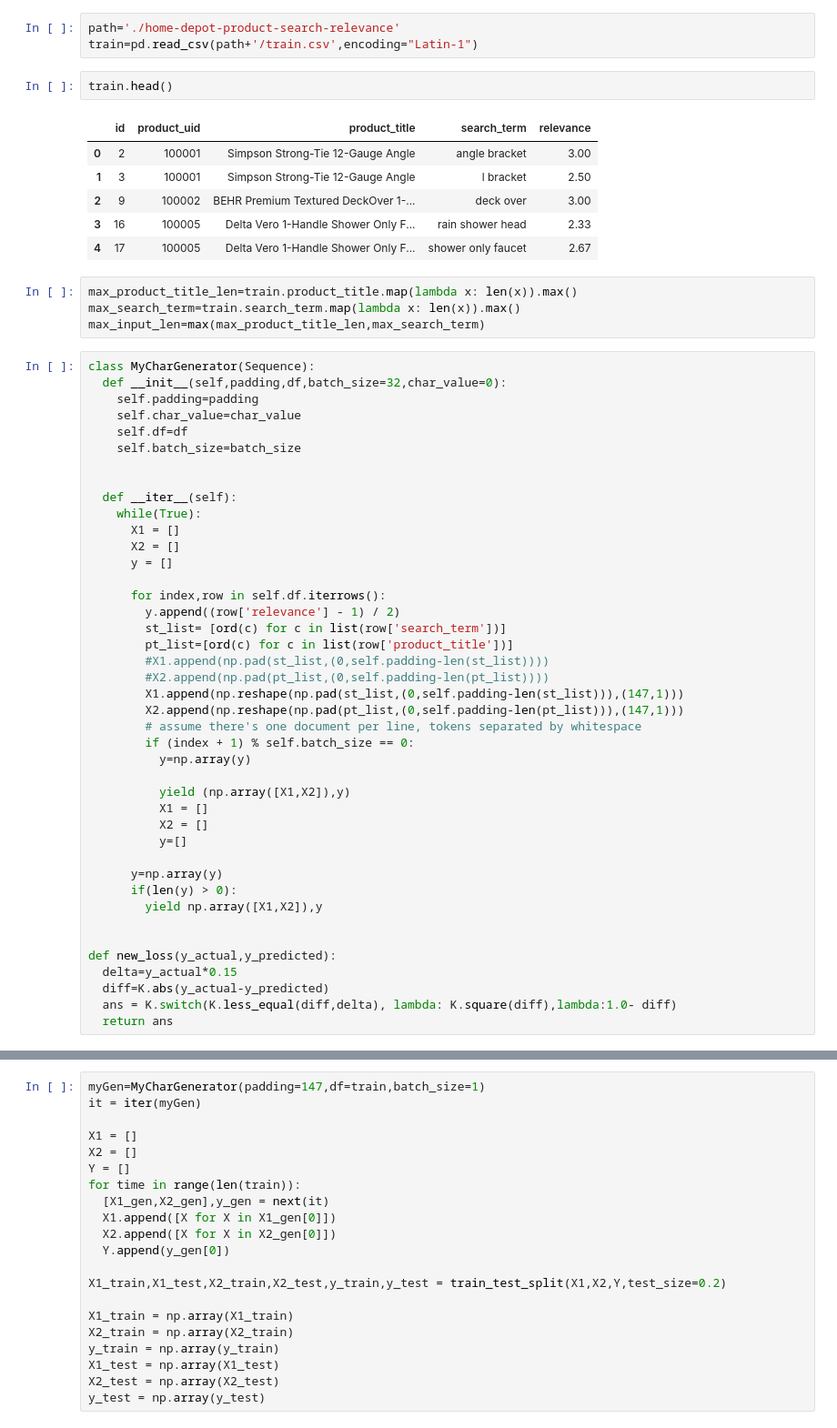
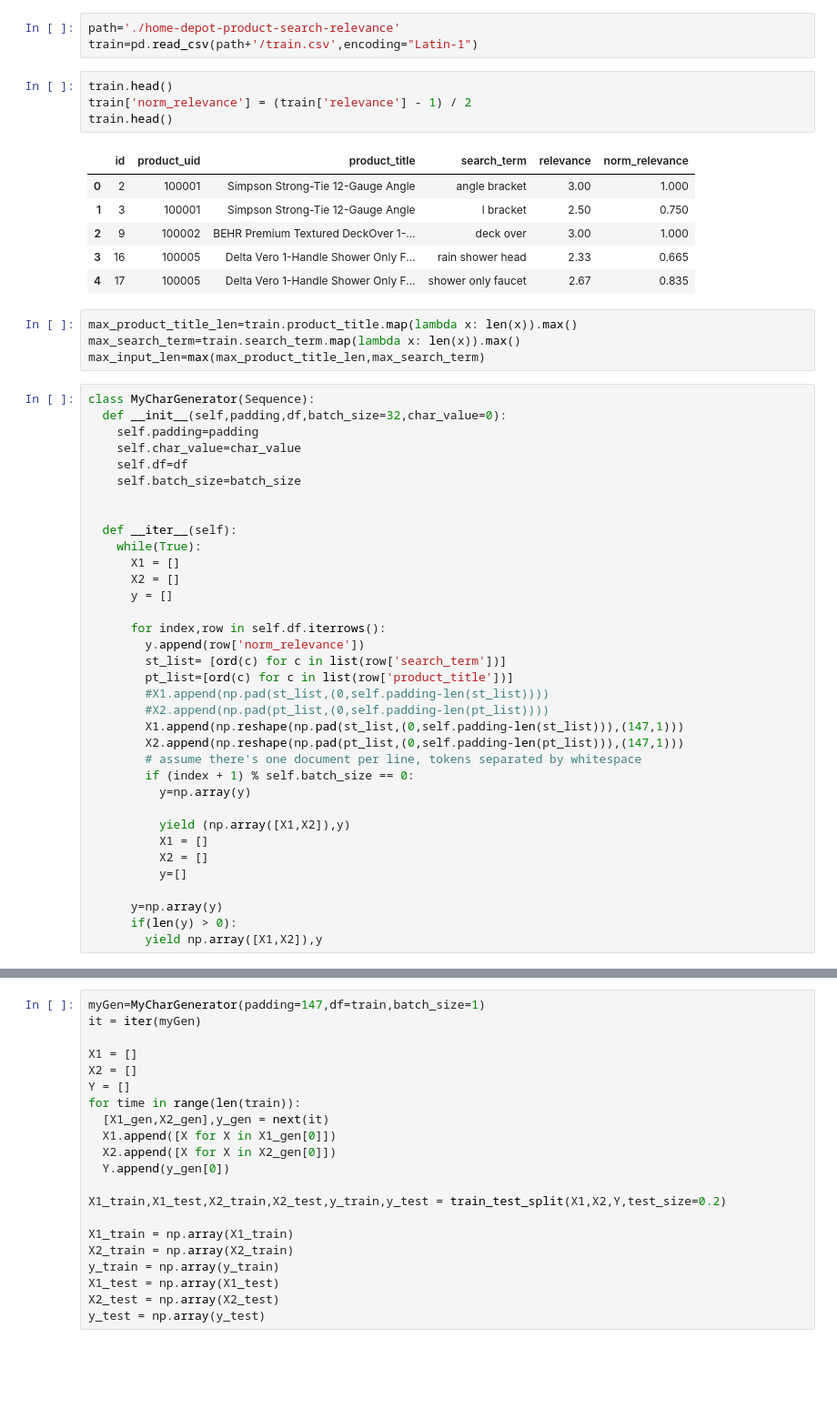
Before and after one commit to EZ6990/DeepLearning, a Jupyter notebook: KaggleHomeDepot.ipynb, the cells around one changed output, grey strips where cells are left out. Shown: that part at 91% size. Saved outputs shown, nothing was run; the diff lists cells and outputs as text; blank space fills up the shorter version.

```diff
--- a/KaggleHomeDepot.ipynb
+++ b/KaggleHomeDepot.ipynb
@@ -59,15 +57,17 @@ Using TensorFlow backend.
 # %%
 path='./home-depot-product-search-relevance'
 train=pd.read_csv(path+'/train.csv',encoding="Latin-1")
-# %%
-train.head()
-# %% [output]
-|  | id | product_uid | product_title | search_term | relevance |
-| 0 | 2 | 100001 | Simpson Strong-Tie 12-Gauge Angle | angle bracket | 3.00 |
-| 1 | 3 | 100001 | Simpson Strong-Tie 12-Gauge Angle | l bracket | 2.50 |
-| 2 | 9 | 100002 | BEHR Premium Textured DeckOver 1-... | deck over | 3.00 |
-| 3 | 16 | 100005 | Delta Vero 1-Handle Shower Only F... | rain shower head | 2.33 |
-| 4 | 17 | 100005 | Delta Vero 1-Handle Shower Only F... | shower only faucet | 2.67 |
+# %%
+train.head()
+train['norm_relevance'] = (train['relevance'] - 1) / 2
+train.head()
+# %% [output]
+|  | id | product_uid | product_title | search_term | relevance | norm_relevance |
+| 0 | 2 | 100001 | Simpson Strong-Tie 12-Gauge Angle | angle bracket | 3.00 | 1.000 |
+| 1 | 3 | 100001 | Simpson Strong-Tie 12-Gauge Angle | l bracket | 2.50 | 0.750 |
+| 2 | 9 | 100002 | BEHR Premium Textured DeckOver 1-... | deck over | 3.00 | 1.000 |
+| 3 | 16 | 100005 | Delta Vero 1-Handle Shower Only F... | rain shower head | 2.33 | 0.665 |
+| 4 | 17 | 100005 | Delta Vero 1-Handle Shower Only F... | shower only faucet | 2.67 | 0.835 |
 # %%
 max_product_title_len=train.product_title.map(lambda x: len(x)).max()
 max_search_term=train.search_term.map(lambda x: len(x)).max()
@@ -88,7 +88,7 @@ class MyCharGenerator(Sequence):
       y = []
 
       for index,row in self.df.iterrows():
-        y.append((row['relevance'] - 1) / 2)
+        y.append(row['norm_relevance'])
         st_list= [ord(c) for c in list(row['search_term'])]
         pt_list=[ord(c) for c in list(row['product_title'])]
         #X1.append(np.pad(st_list,(0,self.padding-len(st_list))))
@@ -107,13 +107,6 @@ class MyCharGenerator(Sequence):
       y=np.array(y)
       if(len(y) > 0):
         yield np.array([X1,X2]),y
-
-
-def new_loss(y_actual,y_predicted):
-  delta=y_actual*0.15
-  diff=K.abs(y_actual-y_predicted)
-  ans = K.switch(K.less_equal(diff,delta), lambda: K.square(diff),lambda:1.0- diff)
-  return ans
 # %%
 class MyWordGenerator(Sequence):
   def __init__(self,padding,df,batch_size=32,char_value=0):
```
Also changed, not shown: parts of 12 cells of this notebook.
